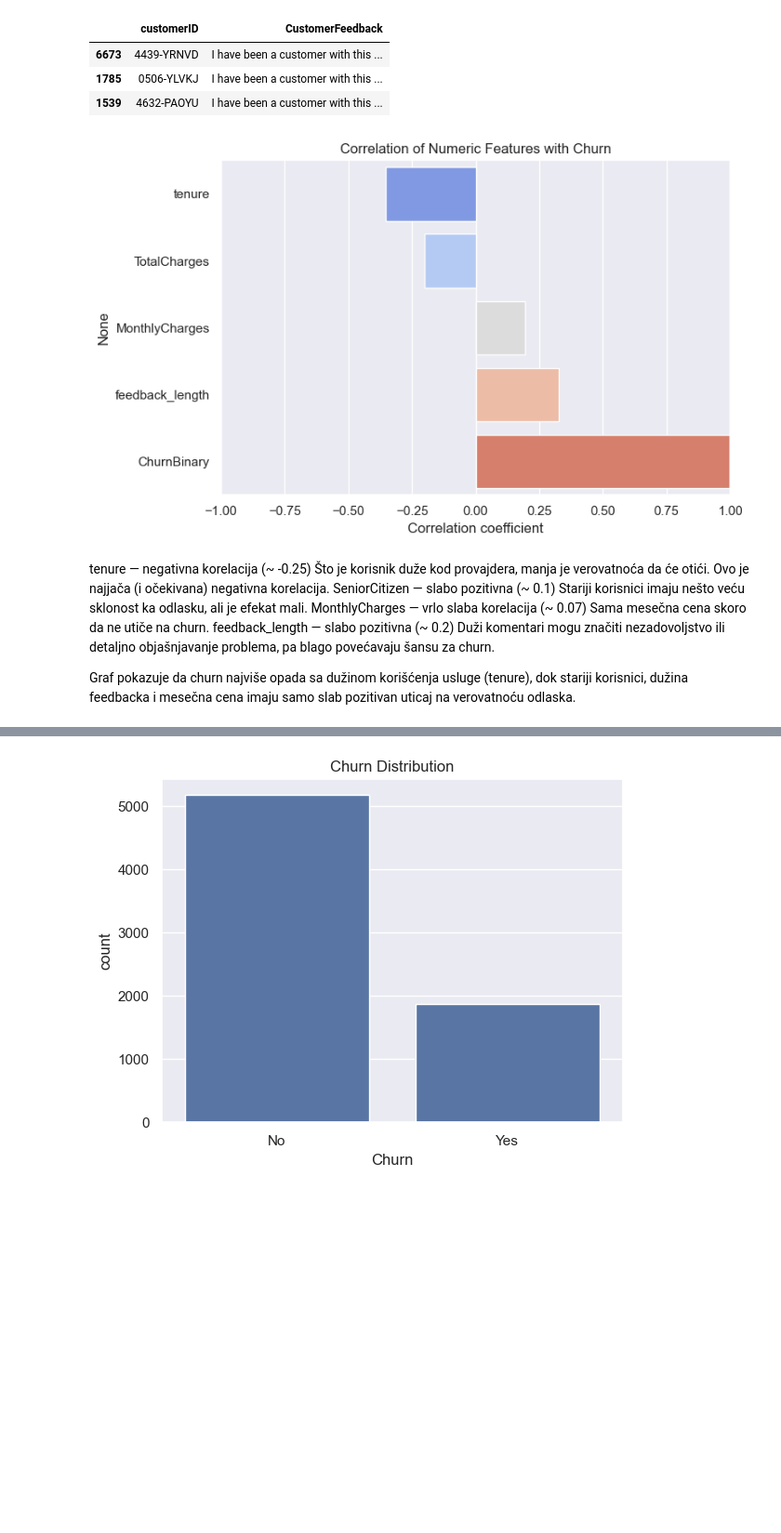
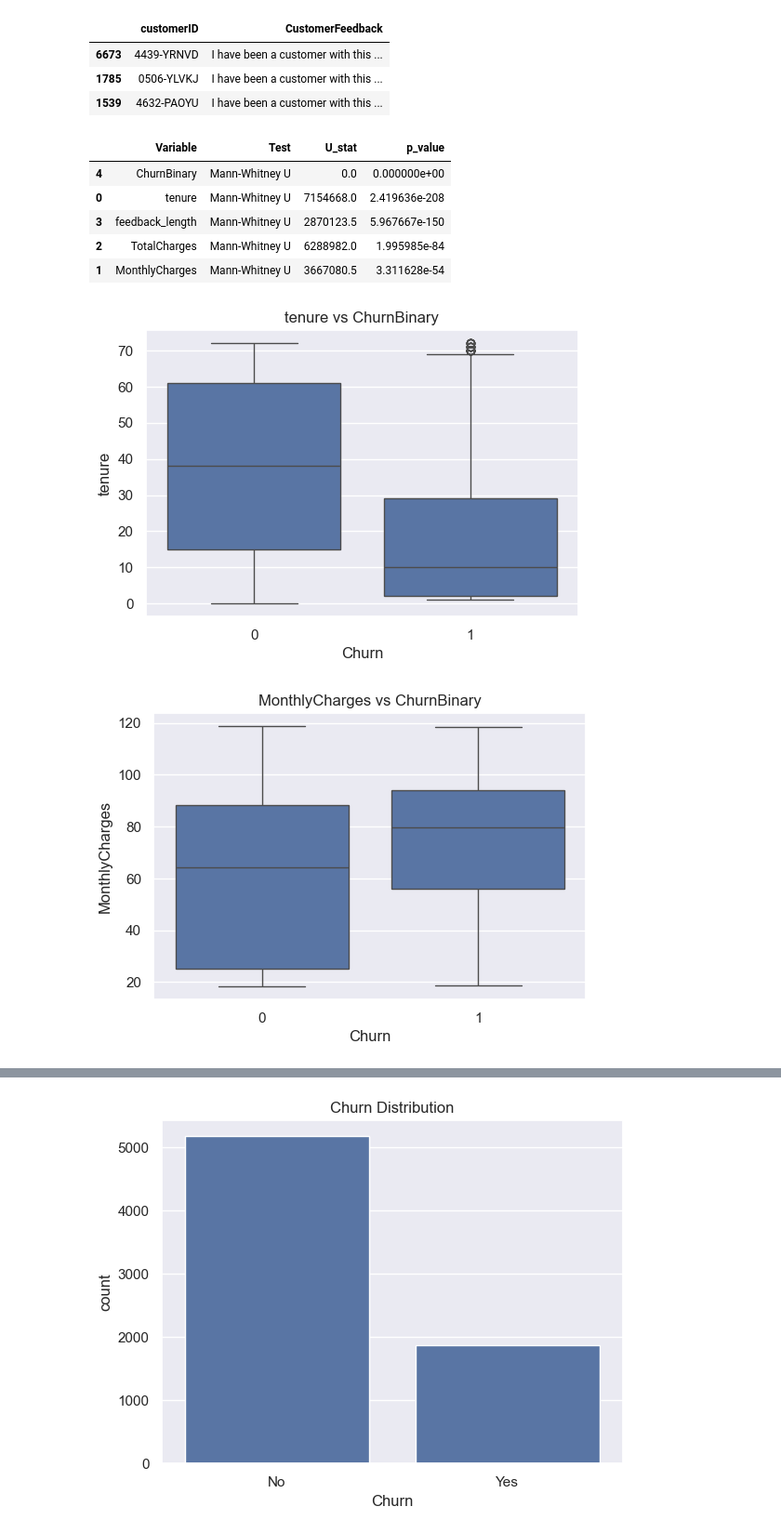
Before and after one commit to TeodoraTrkulja/Master-rad-Teodora, a Jupyter notebook: main_script.ipynb, the cells around one changed output, grey strips where cells are left out. Shown at 93% size. Cells and saved outputs as stored; diff of their text form; code cells hidden in the pictures; blank space fills up the shorter version.

```diff
--- a/main_script.ipynb
+++ b/main_script.ipynb
@@ -230,27 +230,48 @@ train_processed['ChurnBinary'] = train_processed['Churn'].map({'No': 0, 'Yes': 1
 train_processed['TotalCharges'] = pd.to_numeric(train_processed['TotalCharges'], errors='coerce')
 numeric_cols = train_processed.select_dtypes(include=['int64', 'float64']).columns
 numeric_cols = numeric_cols.drop('SeniorCitizen')
-correlations = train_processed[numeric_cols].corrwith(train_processed['ChurnBinary']).sort_values()
 
-# Barplot
-plt.figure(figsize=(8, 5))
-sns.barplot(x=correlations.values, y=correlations.index, palette='coolwarm')
-plt.title("Correlation of Numeric Features with Churn")
-plt.xlabel("Correlation coefficient")
-plt.xlim(-1, 1)
-plt.tight_layout()
-plt.show()
+#Mann-Whitney test
+from scipy import stats
+#Razdvajanje izlaza
+churn_0 = train_processed[train_processed['ChurnBinary'] == 0]
+churn_1 = train_processed[train_processed['ChurnBinary'] == 1]
+
+results = []
+
+for col in numeric_cols:
+    u_stat, p_value = stats.mannwhitneyu(
+        churn_0[col].dropna(),
+        churn_1[col].dropna(),
+        alternative='two-sided'
+    )
+    results.append({
+        'Variable': col,
+        'Test': 'Mann-Whitney U',
+        'U_stat': u_stat,
+        'p_value': p_value
+    })
+
+results_df = pd.DataFrame(results).sort_values('p_value')
+results_df
 # %% [output]
-[figure, removed]
+|  | Variable | Test | U_stat | p_value |
+| 4 | ChurnBinary | Mann-Whitney U | 0.0 | 0.000000e+00 |
+| 0 | tenure | Mann-Whitney U | 7154668.0 | 2.419636e-208 |
+| 3 | feedback_length | Mann-Whitney U | 2870123.5 | 5.967667e-150 |
+| 2 | TotalCharges | Mann-Whitney U | 6288982.0 | 1.995985e-84 |
+| 1 | MonthlyCharges | Mann-Whitney U | 3667080.5 | 3.311628e-54 |
-# %% [markdown]
-tenure — negativna korelacija (~ -0.25)
-    Što je korisnik duže kod provajdera, manja je verovatnoća da će otići.
-    Ovo je najjača (i očekivana) negativna korelacija.
-SeniorCitizen — slabo pozitivna (~ 0.1)
-    Stariji korisnici imaju nešto veću sklonost ka odlasku, ali je efekat mali.
-MonthlyCharges — vrlo slaba korelacija (~ 0.07)
-    Sama mesečna cena skoro da ne utiče na churn.
-feedback_length — slabo pozitivna (~ 0.2)
-    Duži komentari mogu značiti nezadovoljstvo ili detaljno objašnjavanje problema, pa blago povećavaju šansu za churn.
-
-Graf pokazuje da churn najviše opada sa dužinom korišćenja usluge (tenure), dok stariji korisnici, dužina feedbacka i mesečna cena imaju samo slab pozitivan uticaj na verovatnoću odlaska.
+# %%
+import seaborn as sns
+import matplotlib.pyplot as plt
+
+for col in numeric_cols:
+    plt.figure(figsize=(6, 4))
+    sns.boxplot(x='ChurnBinary', y=col, data=train_processed)
+    plt.title(f"{col} vs ChurnBinary")
+    plt.xlabel("Churn")
+    plt.ylabel(col)
+    plt.show()
+# %% [output]
+[figure, added]
+[figure, added]
```
Also changed, not shown: parts of 5 cells of this notebook.
